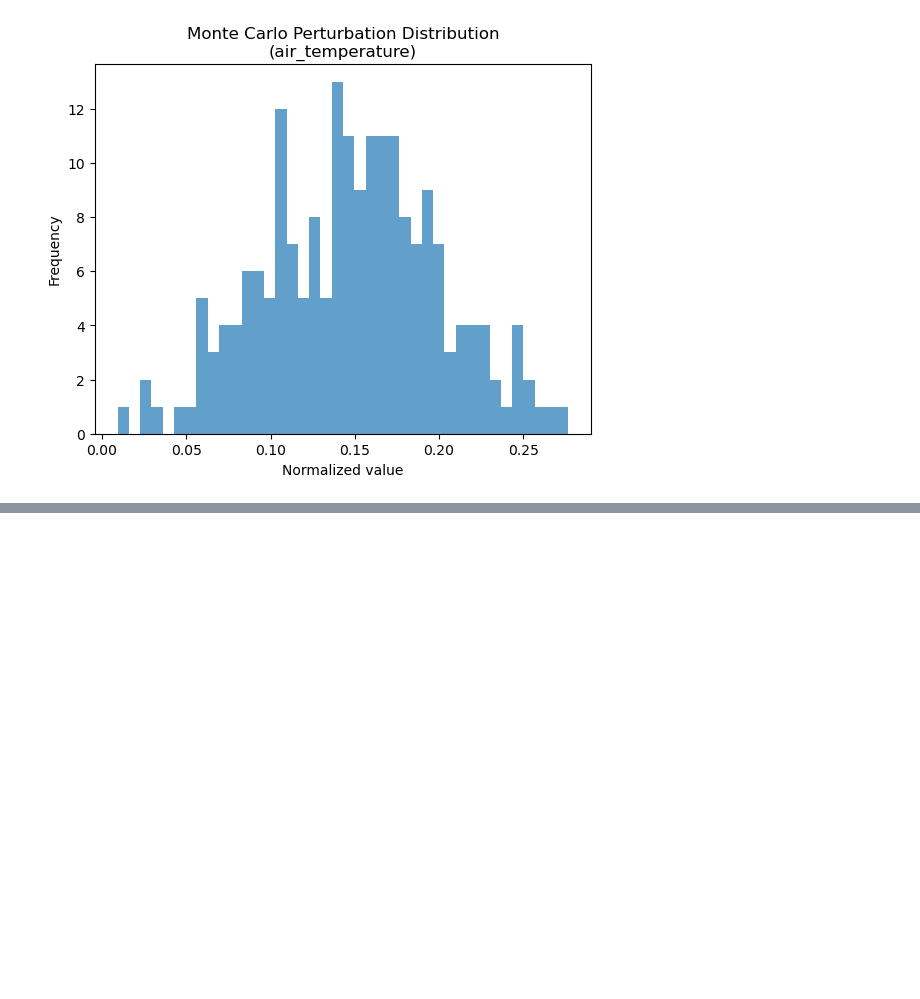
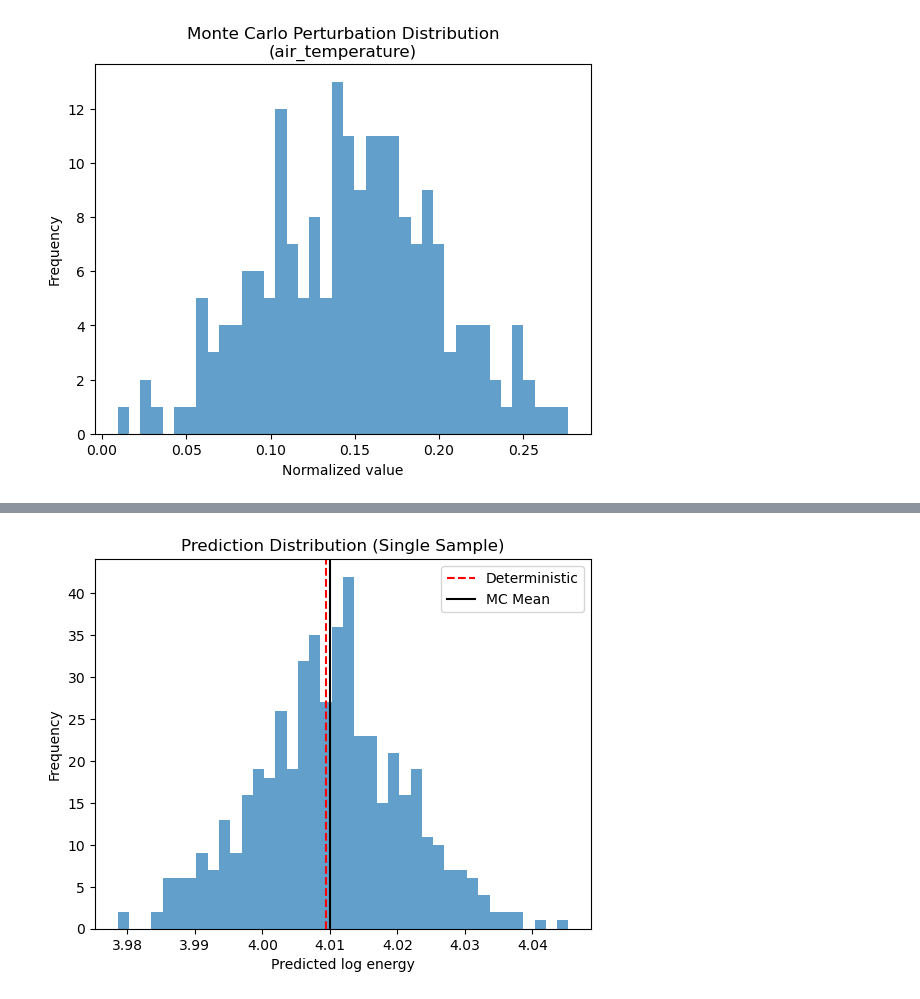
Before and after one commit to HarshDubey-12/monte-carlo-lms-energy-modeling, a Jupyter notebook: monte-carlo-lms-energy-modeling.ipynb, the cells around one changed output, grey strips where cells are left out. Drawn from its saved outputs; the diff is of its cells as text; code cells hidden in the pictures; blank space fills up the shorter version.

```diff
--- a/monte-carlo-lms-energy-modeling.ipynb
+++ b/monte-carlo-lms-energy-modeling.ipynb
@@ -395,0 +420,33 @@ plt.show()
+# %%
+# Montecarlo prdeictions with frozen LMS
+y_mc_pred = np.zeros((N_MC,N_points))
+
+for k in range(N_MC):
+    y_mc_pred[k] = lms.predict(X_mc[k])
+# %%
+# Determinsitic vs Monte Carlo Predictions
+
+#Deterministic(No noise) prediction
+y_det_pred = lms.predict(X_batch)
+# %%
+# Computing the uncertainty statistics
+y_mc_mean = y_mc_pred.mean(axis=0)
+y_mc_std = y_mc_pred.std(axis=0)
+
+# 95% Confidence interval
+y_mc_lower = np.percentile(y_mc_pred, 2.5, axis=0)
+y_mc_upper = np.percentile(y_mc_pred, 97.5, axis=0)
+# %%
+# Visualizing Uncertainty prediction(Key Plot)
+idx = 0  # first validation sample
+
+plt.hist(y_mc_pred[:, idx], bins=40, alpha=0.7)
+plt.axvline(y_det_pred[idx], color="red", linestyle="--", label="Deterministic")
+plt.axvline(y_mc_mean[idx], color="black", linestyle="-", label="MC Mean")
+plt.title("Prediction Distribution (Single Sample)")
+plt.xlabel("Predicted log energy")
+plt.ylabel("Frequency")
+plt.legend()
+plt.show()
+# %% [output]
+[figure, added]
```
Also changed, not shown: parts of 9 cells of this notebook, 1 other file.
